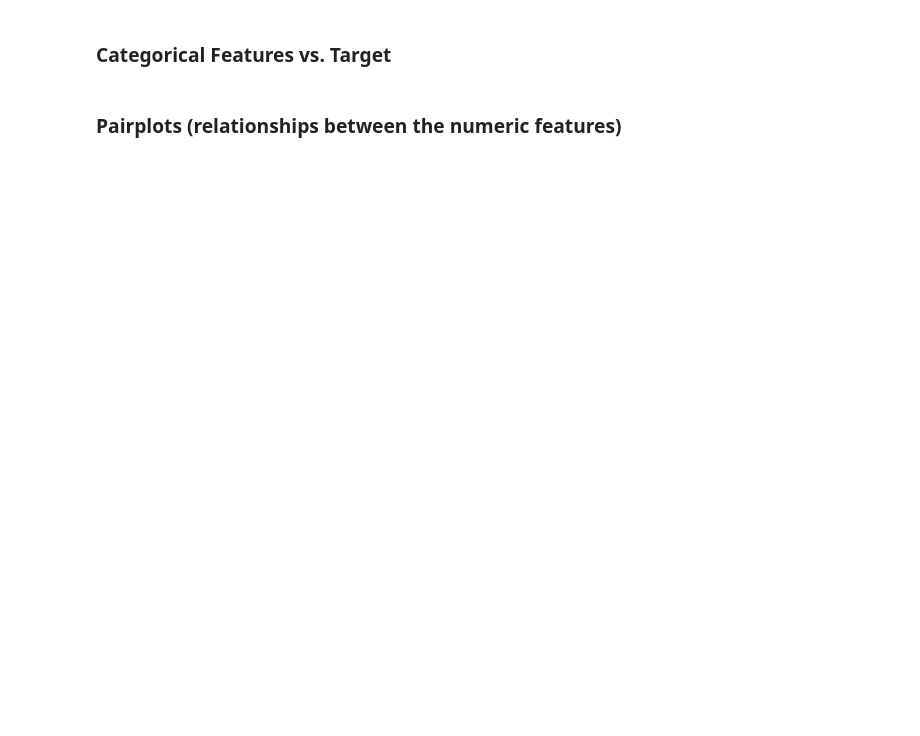
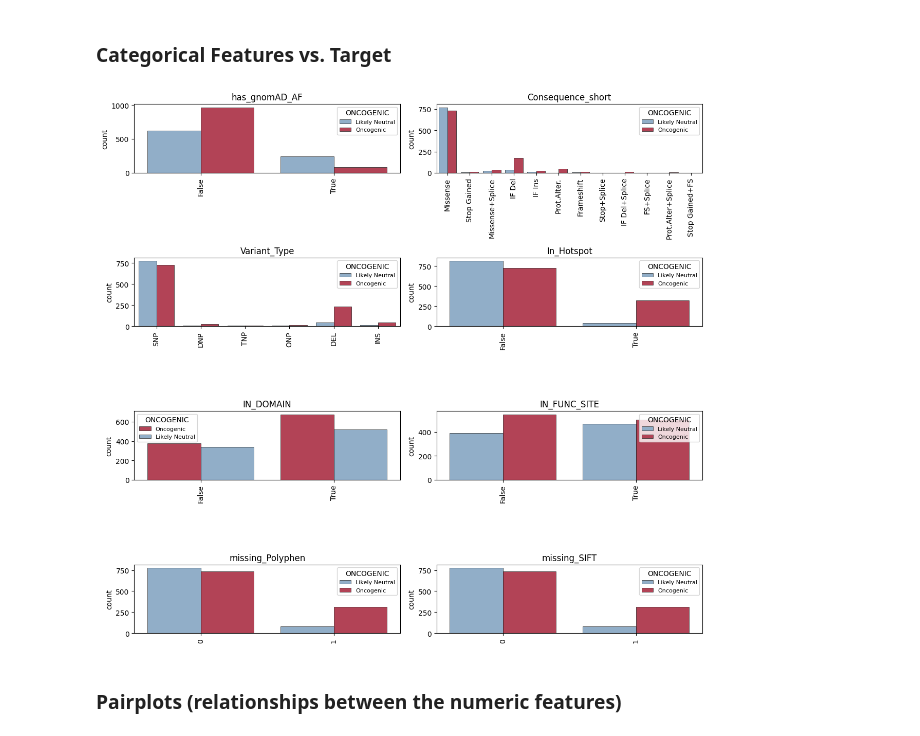
Before and after one commit to anekleiven/machine_learning_pipeline, a Jupyter notebook: 02_Exploratory_Analysis.ipynb, the cells around one changed output. Saved outputs shown, nothing was run; the diff lists cells and outputs as text; code cells hidden in the pictures; blank space fills up the shorter version.

```diff
--- a/02_Exploratory_Analysis.ipynb
+++ b/02_Exploratory_Analysis.ipynb
@@ -307,27 +313,34 @@ plt.show()
 # %% [markdown]
 ### Categorical Features vs. Target
 # %%
+palette = {
+    "Oncogenic"      : "#c4314a",
+    "Likely Neutral" : "#88aed1",
+}
+
 categorical_cols = ['has_gnomAD_AF','Consequence_short', 'Variant_Type',
-                    'In_Hotspot','In_Domain', 'IN_FUNC_SITE',
+                    'In_Hotspot','IN_DOMAIN', 'IN_FUNC_SITE',
                     'missing_Polyphen','missing_SIFT'
                     ]
 
-fig, axes = plt.subplots(4,2, figsize=(8,5))
-axes=axes.flatten
+fig, axes = plt.subplots(4,2, figsize=(12,11))
+axes=axes.flatten()
 
 for i, col in enumerate(categorical_cols):
-  order = ml_data[col].value_counts().index
   sns.countplot(data=ml_data, x=col, hue="ONCOGENIC",
-                palette="Set3", ax=axes[i], order=order)
+                palette=palette, ax=axes[i],
+                edgecolor="0.1", linewidth=0.5)
   axes[i].set_title(col)
   axes[i].set_xlabel("")
-  axes[i].tick_params(axis=x, rotation=45)
+  axes[i].tick_params(axis="x", rotation=90)
   axes[i].legend(title="ONCOGENIC", fontsize=8)
 
 for j in range(len(categorical_cols), len(axes)):
   axes[j].set_visible(False)
 
 plt.tight_layout()
 plt.show()
+# %% [output]
+[figure, added]
 # %% [markdown]
 ### Pairplots (relationships between the numeric features)
```
Also changed, not shown: parts of 3 cells of this notebook.
